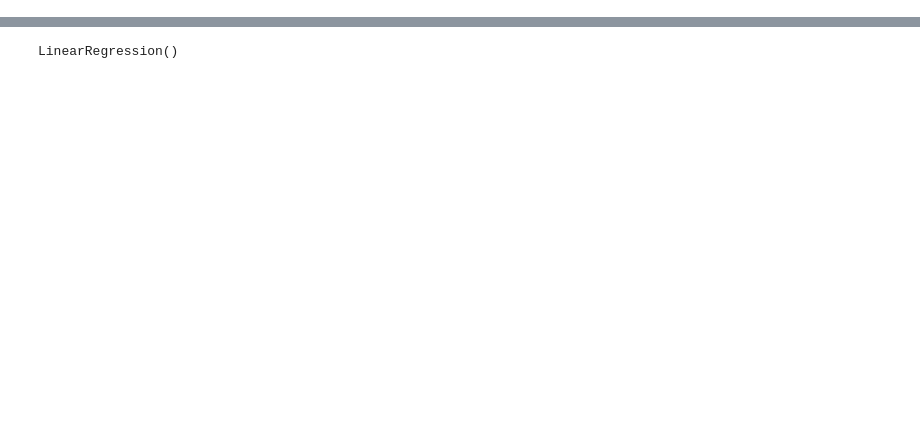
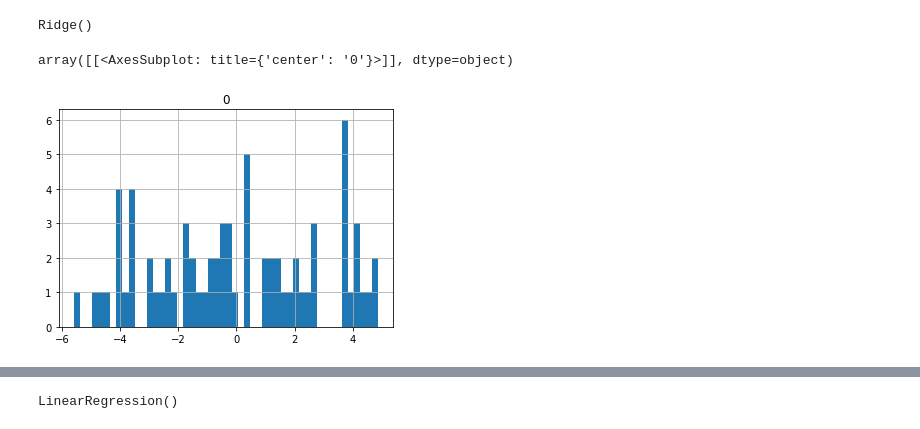
Before and after one commit to AlexanderGithubProfile/TEMP_WORKING_REPOSITORY, a Jupyter notebook: karpov_start_ml_course.ipynb, the cells around one changed output, grey strips where cells are left out. Cells and saved outputs as stored; diff of their text form; code cells hidden in the pictures; blank space fills up the shorter version.

```diff
--- a/karpov_start_ml_course.ipynb
+++ b/karpov_start_ml_course.ipynb
@@ -73,0 +74,6 @@ for k in range(2,26):
+# %%
+X_pol_test = X_test.copy()
+
+for k in range(2,26):
+    X_pol_test = np.append(X_pol_test, np.array([x**k for x in X_pol_test[:,0]]).reshape(48,-1), axis=1)
+X_pol_test
@@ -73,0 +102,9 @@ for k in range(2,26):
+# %%
+model.fit(X_pol_train_scaled, y_train)
+# %% [output]
+Ridge()
+# %%
+pd.DataFrame(y_train - model.predict(X_pol_train_scaled)).hist(bins=50)
+# %% [output]
+array([[<AxesSubplot: title={'center': '0'}>]], dtype=object)
+[figure, added]
```
Also changed, not shown: parts of 70 cells of this notebook.
